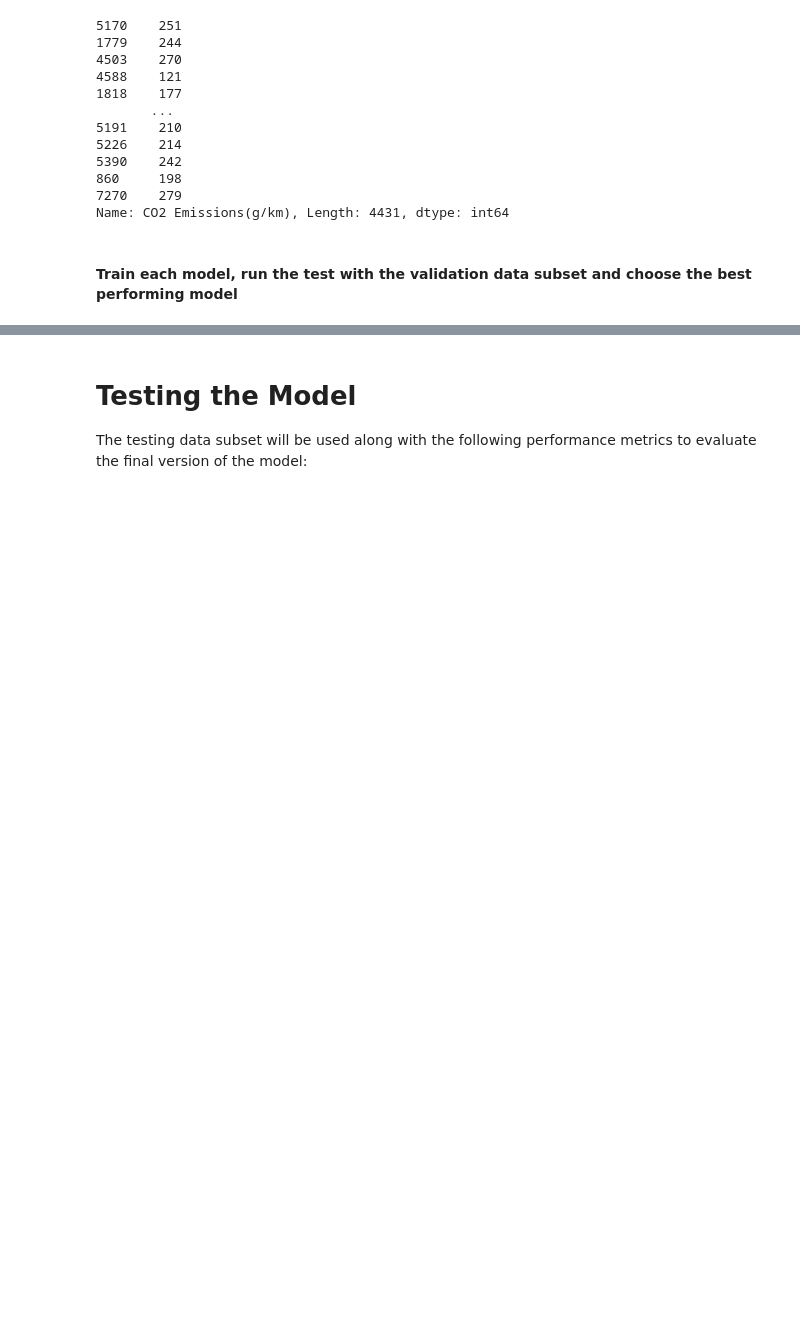
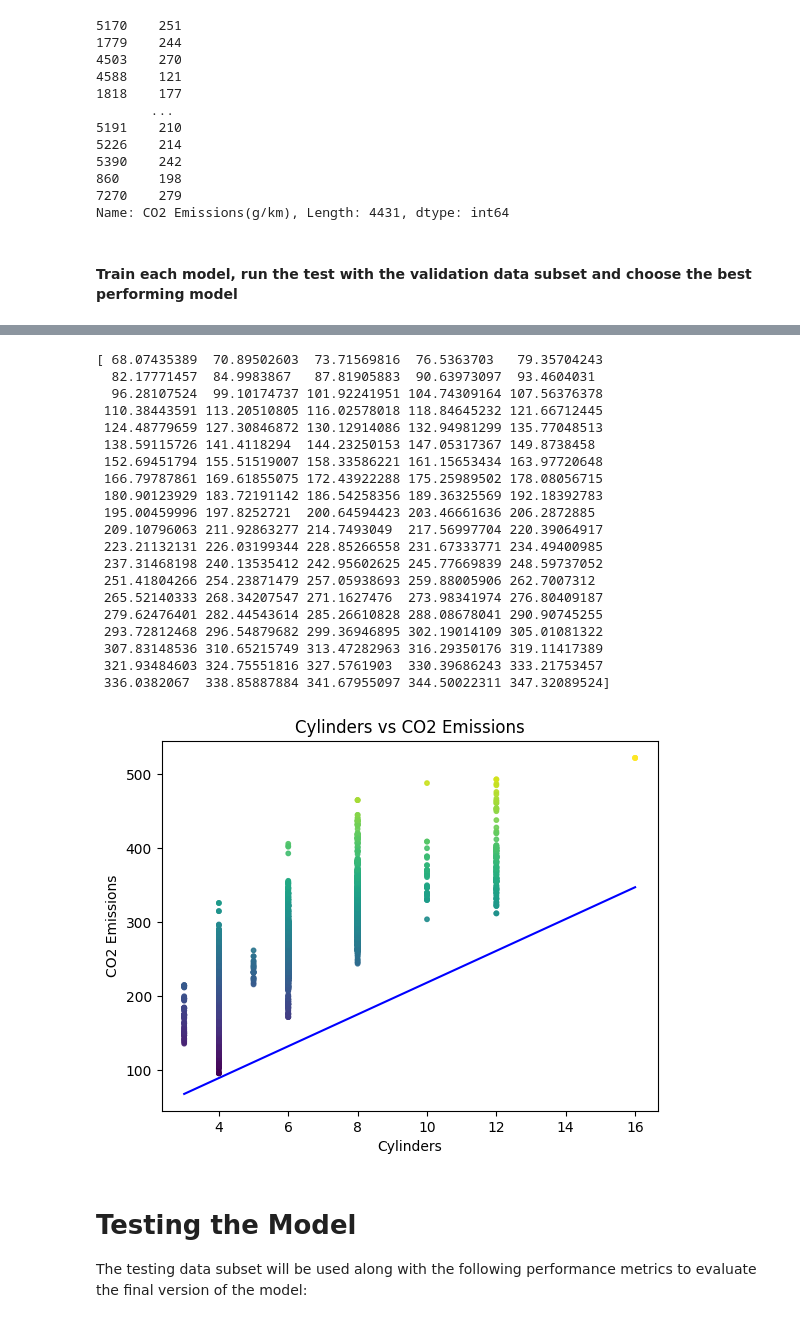
Before and after one commit to timid-angel/co2-emissions-prediction-model, a Jupyter notebook: Linear_Regression.ipynb, the cells around one changed output, grey strips where cells are left out. Drawn from its saved outputs; the diff is of its cells as text; code cells hidden in the pictures; blank space fills up the shorter version.

```diff
--- a/Linear_Regression.ipynb
+++ b/Linear_Regression.ipynb
@@ -143,14 +145,9 @@ Name: CO2 Emissions(g/km), Length: 4431, dtype: int64
 # %%
-# Train each model
-for model in models:
-    model.fit(conv_train_x, conv_train_y)
-
 # Run the tests for each model
-def root_mean_squared(real_values, predicted_values):
+def root_mean_squared(real_values, predicted_values) -> float:
     ms = 0
     for i in range(len(real_values)):
-        # ms += pow(real_values[i] - predicted_values[i], 2)
-        ms += abs(real_values[i] - predicted_values[i])
+        ms += pow(real_values[i] - predicted_values[i], 2)
 
     ms /= len(real_values)
     return pow(ms, 0.5)
@@ -158,6 +155,17 @@ def root_mean_squared(real_values, predicted_values):
 conv_validation_x = validation_x.values.tolist()
 conv_validation_y = list(validation_y)
 
+rms_scores = [0] * len(models)
 for i, model in enumerate(models):
-    print(f"Model #{i+1} scored {root_mean_squared(conv_validation_y, model.predict(conv_validation_x))}")
+    print(f" | Running validation tests for model #{i+1}")
+    rms_scores[i] = root_mean_squared(conv_validation_y, model.predict(conv_validation_x))
+    print(f" | Model #{i+1} scored an RMS value of: {round(rms_scores[i], 2)}")
+
+best_model_index = 0
+for i in range(len(models)):
+    if rms_scores[i] > rms_scores[best_model_index]:
+        best_model_index = i
+
+best_model = models[best_model_index]
+print(f"\n | Model {best_model_index + 1} with a learning rate of {learning_rates[best_model_index]} has the best score.")
 # %% [output]
@@ -168,3 +184,43 @@ Model #4 scored 3.6498512287979072
+# %%
+# plot the points with the regression line
+
+for i, feature in enumerate(data_x.columns):
+    plt.scatter(data_x[feature], data_y, s=10, c=data_y, cmap="viridis", alpha=0.9)
+
+    line_x = linspace(min(data_x[feature]), max(data_x[feature]), 100)
+    line_y = [[0] * len(data_x.columns) for _ in range(len(line_x))]
+    for j, data_point in enumerate(line_y):
+        data_point[i] = line_x[j]
+
+    line_y = best_model.predict(line_y)
+    print(line_y)
+    plt.plot(line_x, line_y, color="blue")
+    plt.title(f'{feature} vs CO2 Emissions')
+    plt.xlabel(feature)
+    plt.ylabel("CO2 Emissions")
+    plt.show()
+# %% [output]
+[ 68.07435389  70.89502603  73.71569816  76.5363703   79.35704243
+  82.17771457  84.9983867   87.81905883  90.63973097  93.4604031
+  96.28107524  99.10174737 101.92241951 104.74309164 107.56376378
+ 110.38443591 113.20510805 116.02578018 118.84645232 121.66712445
+ 124.48779659 127.30846872 130.12914086 132.94981299 135.77048513
+ 138.59115726 141.4118294  144.23250153 147.05317367 149.8738458
+ 152.69451794 155.51519007 158.33586221 161.15653434 163.97720648
+ 166.79787861 169.61855075 172.43922288 175.25989502 178.08056715
+ 180.90123929 183.72191142 186.54258356 189.36325569 192.18392783
+ 195.00459996 197.8252721  200.64594423 203.46661636 206.2872885
+ 209.10796063 211.92863277 214.7493049  217.56997704 220.39064917
+ 223.21132131 226.03199344 228.85266558 231.67333771 234.49400985
+ 237.31468198 240.13535412 242.95602625 245.77669839 248.59737052
+ 251.41804266 254.23871479 257.05938693 259.88005906 262.7007312
+ 265.52140333 268.34207547 271.1627476  273.98341974 276.80409187
+ 279.62476401 282.44543614 285.26610828 288.08678041 290.90745255
+ 293.72812468 296.54879682 299.36946895 302.19014109 305.01081322
+ 307.83148536 310.65215749 313.47282963 316.29350176 319.11417389
+ 321.93484603 324.75551816 327.5761903  330.39686243 333.21753457
+ 336.0382067  338.85887884 341.67955097 344.50022311 347.32089524]
+[figure, added]
 # %% [markdown]
 # Testing the Model
 
```
Also changed, not shown: parts of 6 cells of this notebook.
